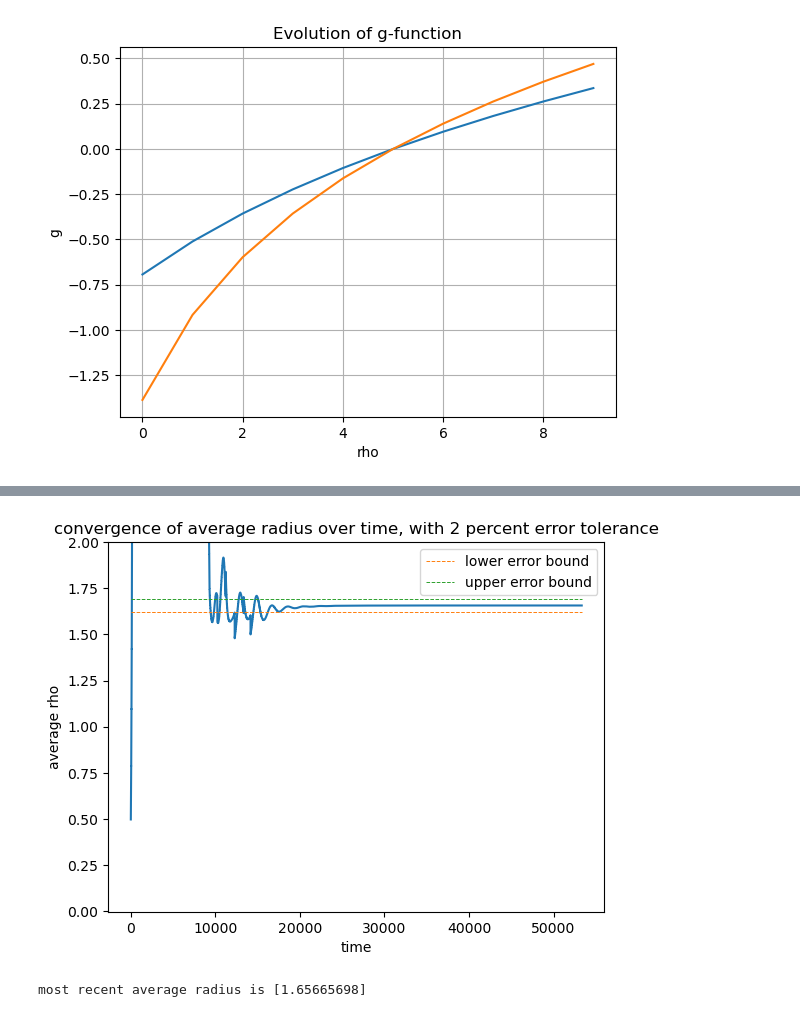
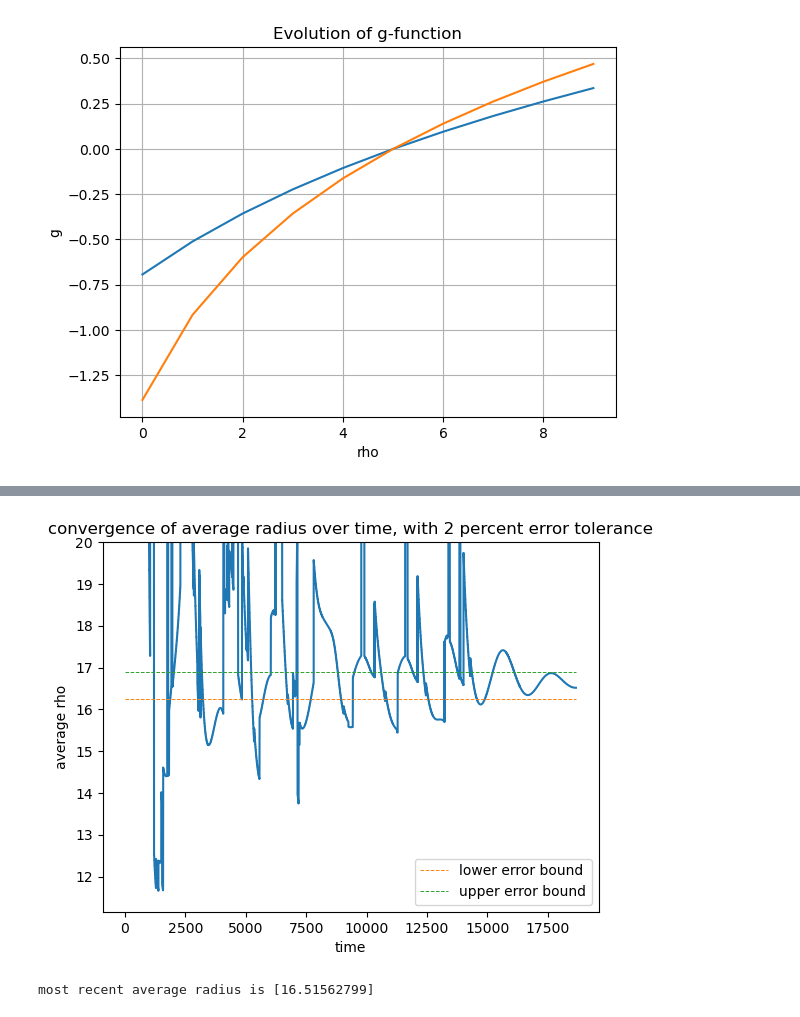
Before and after one commit to kiredoo/crazyflie-basics, a Jupyter notebook: isaac_ws/cyclic.ipynb, the cells around one changed output, grey strips where cells are left out. Cells and saved outputs as stored; diff of their text form; code cells hidden in the pictures.

Commit message:
updating the simulation script with the simulation result for 4-agents

```diff
--- a/isaac_ws/cyclic.ipynb
+++ b/isaac_ws/cyclic.ipynb
@@ -551,10 +527,14 @@ x0_4agent = np.array([0/1-offset,0/1-offset,0,
 
 x0_3agent = np.array([0/1-offset,0/1-offset,0,
                5/1-offset,0/1-offset,np.pi/2,
-               5/1-offset,5/1-offset,np.pi,])\
+               5/1-offset,5/1-offset,np.pi,])
 
-x0_2agent = np.array([0/1-offset,0/1-offset,0,
-               5/1-offset,0/1-offset,np.pi/2,])
+x0_2agent = np.array([-1.8,-1.2,0,
+               -3,-1.2,0,])
+
+x0_1agent = np.array([-2.333,-1.183,0])
+
+
 
 # x0 = np.array([0,0,0,
 #                5,0,0.2,
@@ -578,19 +558,19 @@ x = x0_3agent
 """
 
 # 4 agents
-"""
+#"""
 traj = [x0_4agent]
 x = x0_4agent
+#"""
+
+# 5 agents
+"""
+traj = [x0_2agent]
+x = x0_2agent
 """
 
-# 5 agents
-#"""
-traj = [x0_3agent]
-x = x0_3agent
-#"""
-
 t = 0
-T = 2000
+T = 700
 # global counter
 # counter = 0
 
@@ -761,34 +781,34 @@ plt.show()
 # %%
 #plots average rotational radius
 tol = 0.02
 bound = [rho_e + rho_e * tol, rho_e - rho_e * tol]
 
 theta_dot_save = np.array(theta_dot_save)
 rho = abs(v / theta_dot_save)
 avg_rho = np.empty([rho.shape[0], 1])
 time = np.arange(0,T,dt)
 
 for i in range(rho.shape[0]):
     avg_rho[i] = np.average(rho[i,:])
 plt.plot(avg_rho)
 plt.plot([0, len(avg_rho)],[bound[1],bound[1]], linestyle = '--', linewidth = 0.7, label = 'lower error bound')
 plt.plot([0, len(avg_rho)],[bound[0],bound[0]], linestyle = '--', linewidth = 0.7, label = 'upper error bound')
 ax = plt.gca()
-ax.set_ylim([min(avg_rho)-0.5, 2])
+ax.set_ylim([min(avg_rho)-0.5, 20])
 
 #Error_percent = abs(avg_rho-solution.root) / solution.root * 100
 
 
 
 plt.xlabel('time')
 plt.ylabel('average rho')
 ax.legend()
 ax.set_title('convergence of average radius over time, with 2 percent error tolerance')
 plt.show()
 print(f"most recent average radius is {avg_rho[-1]}")
 # %% [output]
-[figure, old version]
+[figure, new version]
-most recent average radius is [1.65665698]
+most recent average radius is [16.51562799]
 # %%
 #plots average gamma vs time
 bound_gamma = [np.pi/2 + np.pi/2 * tol, np.pi/2 - np.pi/2 * tol]
```
Also changed, not shown: parts of 18 cells of this notebook.
